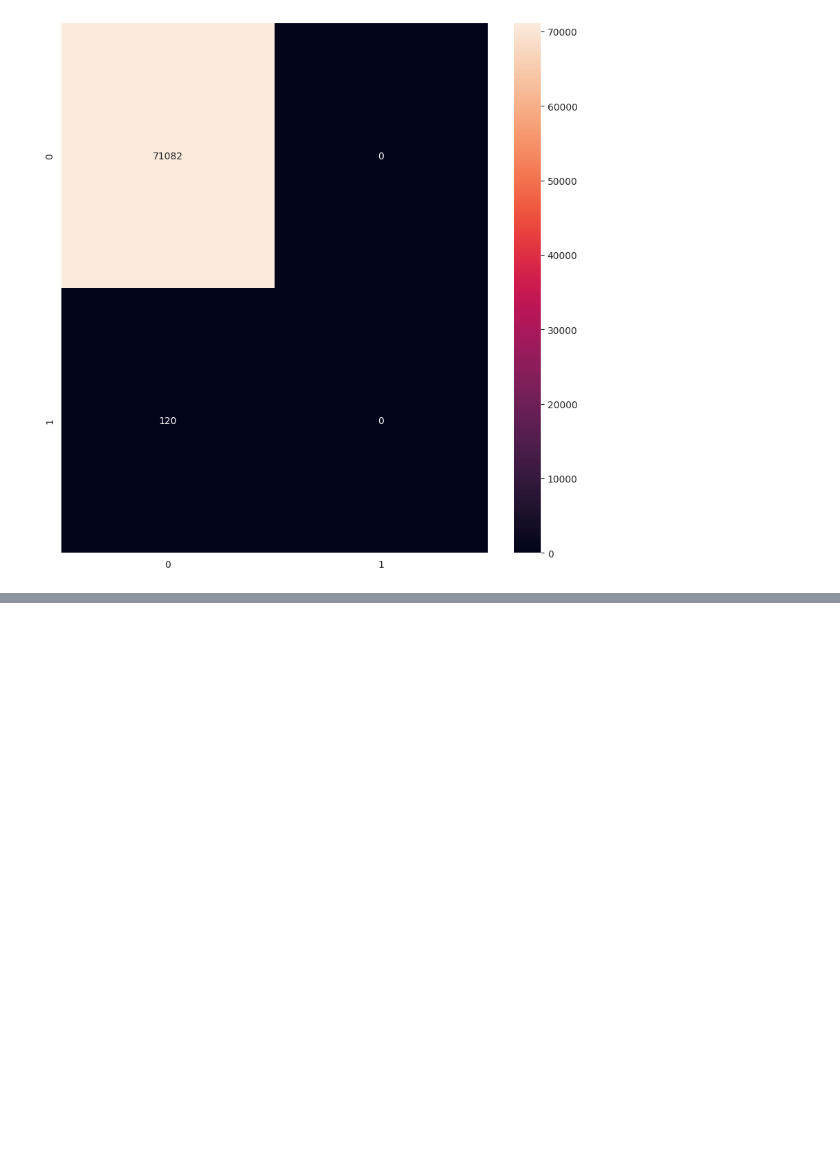
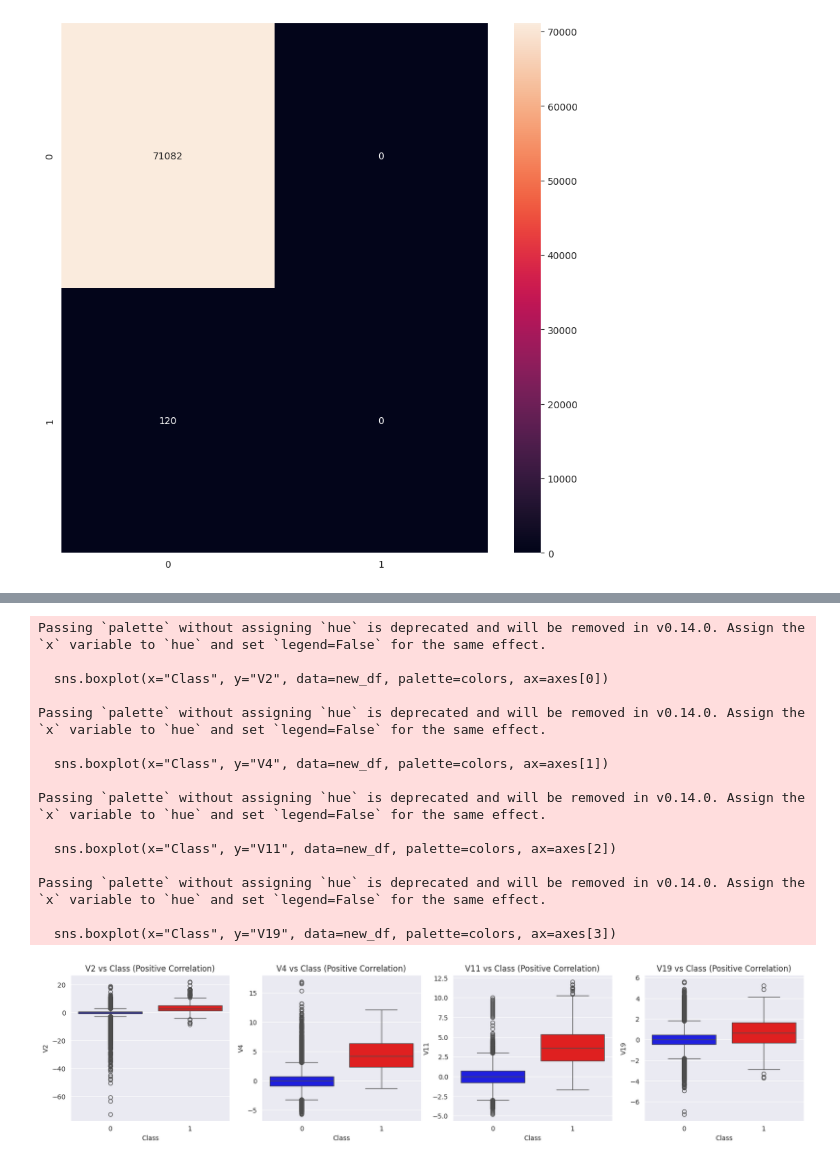
Before and after one commit to sarcasticsab/credit-card-fraud, a Jupyter notebook: Credit Card Fraud Detection.ipynb, the cells around one changed output, grey strips where cells are left out. Cells and saved outputs as stored; diff of their text form; code cells hidden in the pictures; blank space fills up the shorter version.

```diff
--- a/Credit Card Fraud Detection.ipynb
+++ b/Credit Card Fraud Detection.ipynb
@@ -350,0 +351,38 @@ XGBoost Accuracy Score: 0.9995365298727564
+# %%
+f, axes = plt.subplots(ncols=4, figsize=(20,4))
+
+# Assuming 'df' is your original DataFrame
+new_df = df  # Assign df to new_df or create new_df appropriately
+colors = ["blue", "red"] # Define colors
+
+# Creating the boxplot
+sns.boxplot(x="Class", y="V2", data=new_df, palette=colors, ax=axes[0])
+axes[0].set_title('V2 vs Class (Positive Correlation)')
+
+sns.boxplot(x="Class", y="V4", data=new_df, palette=colors, ax=axes[1])
+axes[1].set_title('V4 vs Class (Positive Correlation)')
+
+sns.boxplot(x="Class", y="V11", data=new_df, palette=colors, ax=axes[2])
+axes[2].set_title('V11 vs Class (Positive Correlation)')
+
+sns.boxplot(x="Class", y="V19", data=new_df, palette=colors, ax=axes[3])
+axes[3].set_title('V19 vs Class (Positive Correlation)')
+
+plt.show()
+# %% [output]
+Passing `palette` without assigning `hue` is deprecated and will be removed in v0.14.0. Assign the `x` variable to `hue` and set `legend=False` for the same effect.
+
+  sns.boxplot(x="Class", y="V2", data=new_df, palette=colors, ax=axes[0])
+
+Passing `palette` without assigning `hue` is deprecated and will be removed in v0.14.0. Assign the `x` variable to `hue` and set `legend=False` for the same effect.
+
+  sns.boxplot(x="Class", y="V4", data=new_df, palette=colors, ax=axes[1])
+
+Passing `palette` without assigning `hue` is deprecated and will be removed in v0.14.0. Assign the `x` variable to `hue` and set `legend=False` for the same effect.
+
+  sns.boxplot(x="Class", y="V11", data=new_df, palette=colors, ax=axes[2])
+
+Passing `palette` without assigning `hue` is deprecated and will be removed in v0.14.0. Assign the `x` variable to `hue` and set `legend=False` for the same effect.
+
+  sns.boxplot(x="Class", y="V19", data=new_df, palette=colors, ax=axes[3])
+[figure, added]
```
Also changed, not shown: parts of 7 cells of this notebook.
